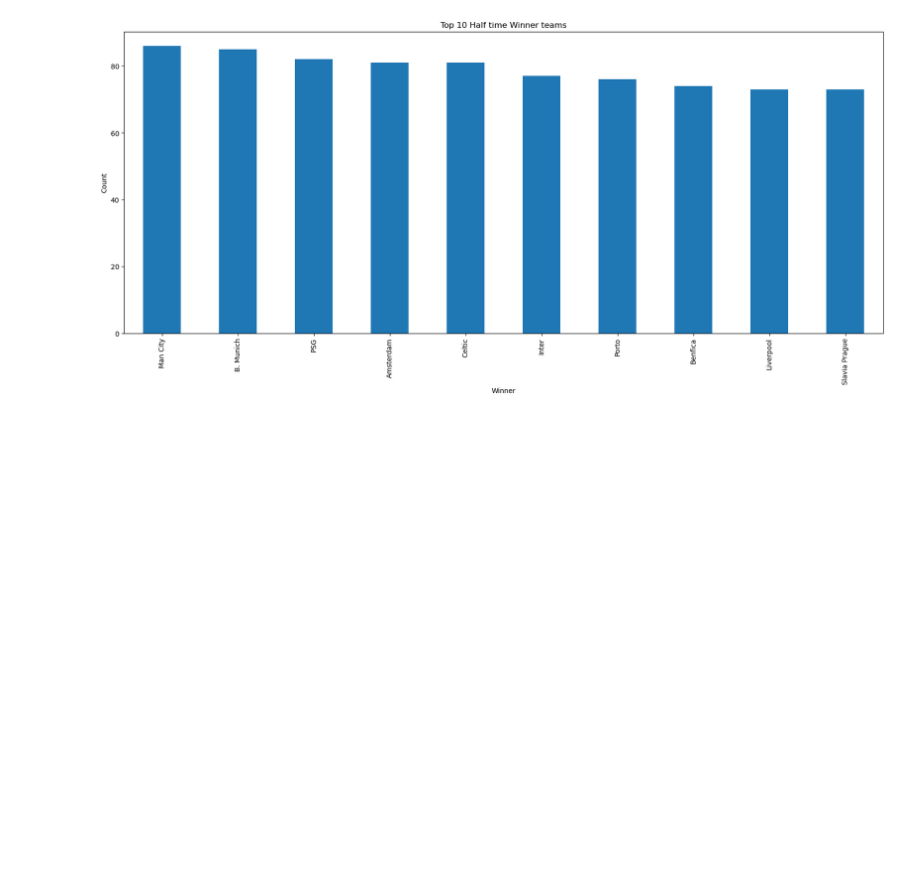
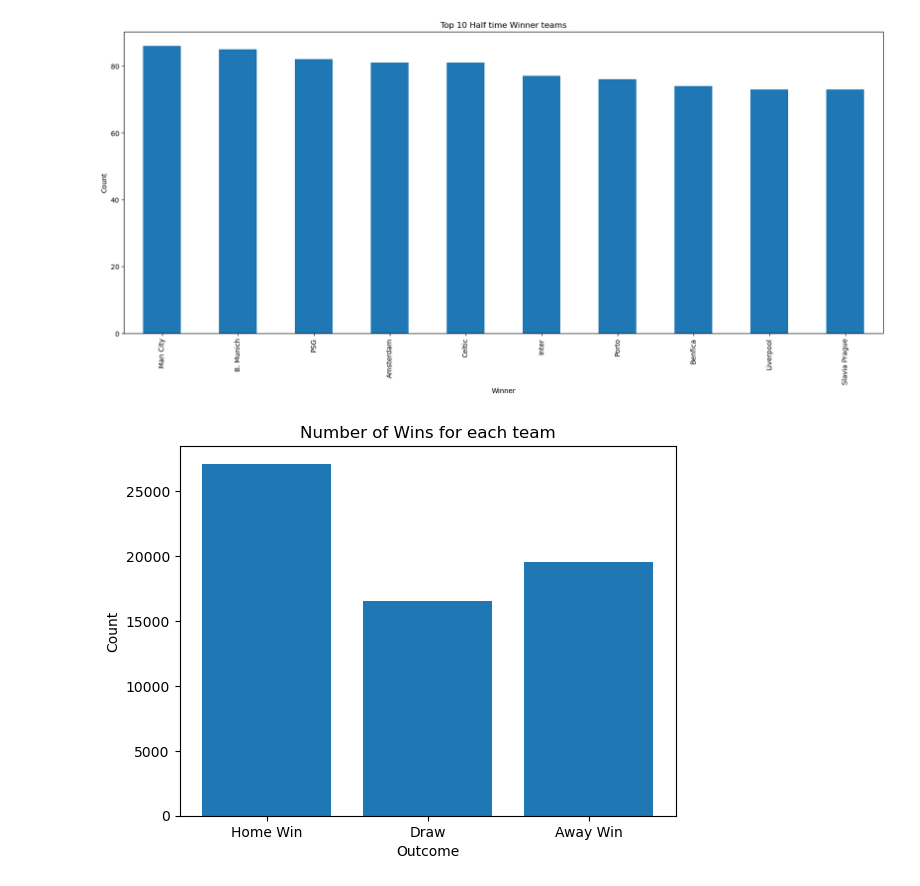
Before and after one commit to ShubhamGupta2505/Dataset-Analysis-Visualization, a Jupyter notebook: football-league-dataset-analysis.ipynb, the cells around one changed output. Cells and saved outputs as stored; diff of their text form; code cells hidden in the pictures; blank space fills up the shorter version.

```diff
--- a/football-league-dataset-analysis.ipynb
+++ b/football-league-dataset-analysis.ipynb
@@ -218,3 +225,14 @@ plt.xticks(rotation=90)
 plt.show()
 # %% [output]
 [figure]
+# %%
+wins = ['Home Win', 'Draw', 'Away Win']
+count = [df['Winner'].value_counts()['H'], df['Winner'].value_counts()['D'], df['Winner'].value_counts()['A']]
+
+plt.bar(wins, count)
+plt.xlabel('Outcome')
+plt.ylabel('Count')
+plt.title('Number of Wins for each team')
+plt.show()
+# %% [output]
+[figure, added]
```
Also changed, not shown: parts of 5 cells of this notebook.
